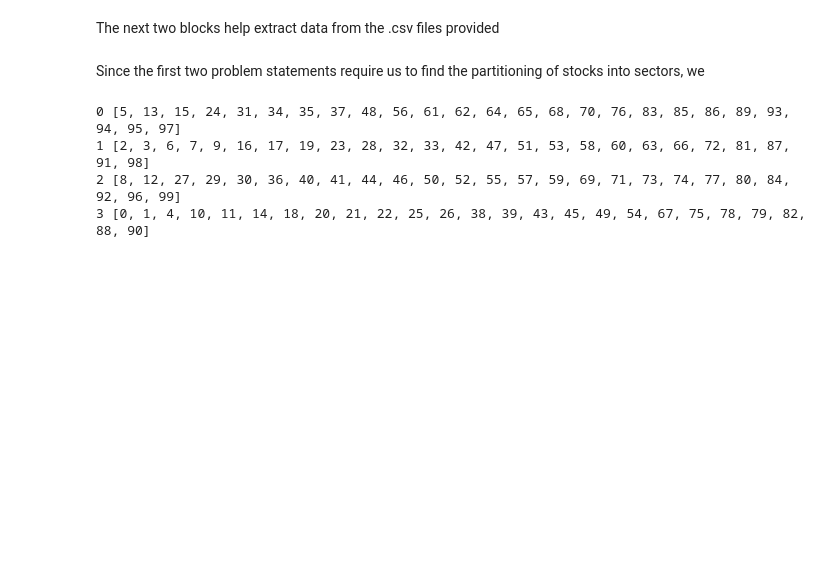
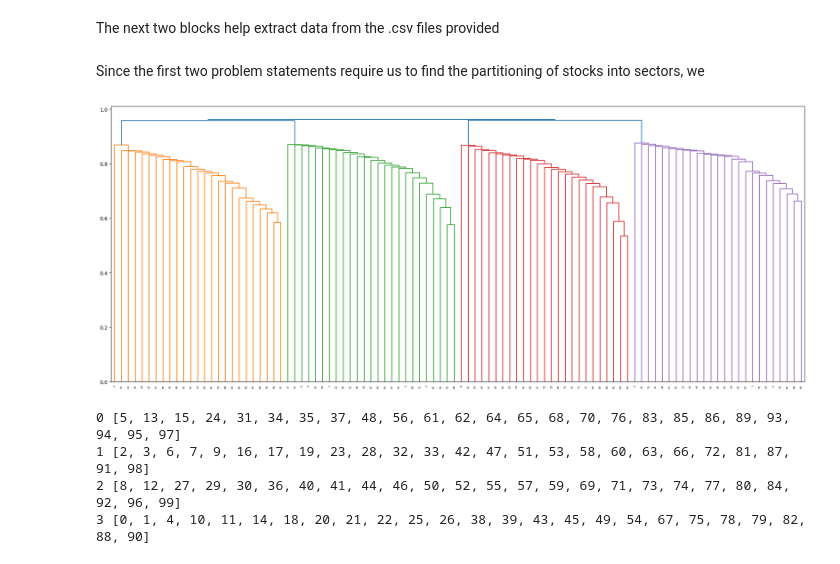
Before and after one commit to K1ngPat/Limestone_Data_Challenge, a Jupyter notebook: Submission.ipynb, the cells around one changed output. Drawn from its saved outputs; the diff is of its cells as text; code cells hidden in the pictures; blank space fills up the shorter version.

Commit message:
dendogram and cluster visualization

```diff
--- a/Submission.ipynb
+++ b/Submission.ipynb
@@ -118,9 +118,14 @@ file.close()
 # %%
 dissimilarity = 1 - correl
 hierarchy = linkage(squareform(dissimilarity), method='average')
 labels = fcluster(hierarchy, 0.88, criterion='distance')
+fig = plt.figure(figsize=(25, 10))
+dn = dendrogram(hierarchy, color_threshold=0.88)
+
 for j in range(len(labels)):
     labels[j] -= 1
+# %% [output]
+[figure, added]
 # %%
 # for i in range(100):
 #     print(i, labels[i])
```
Also changed, not shown: parts of 10 cells of this notebook.
